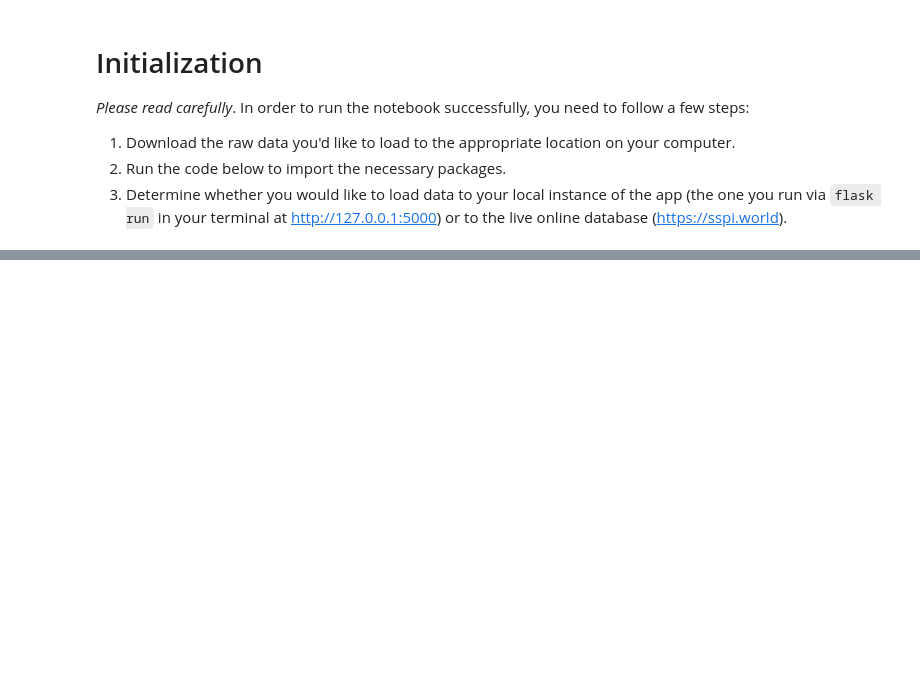
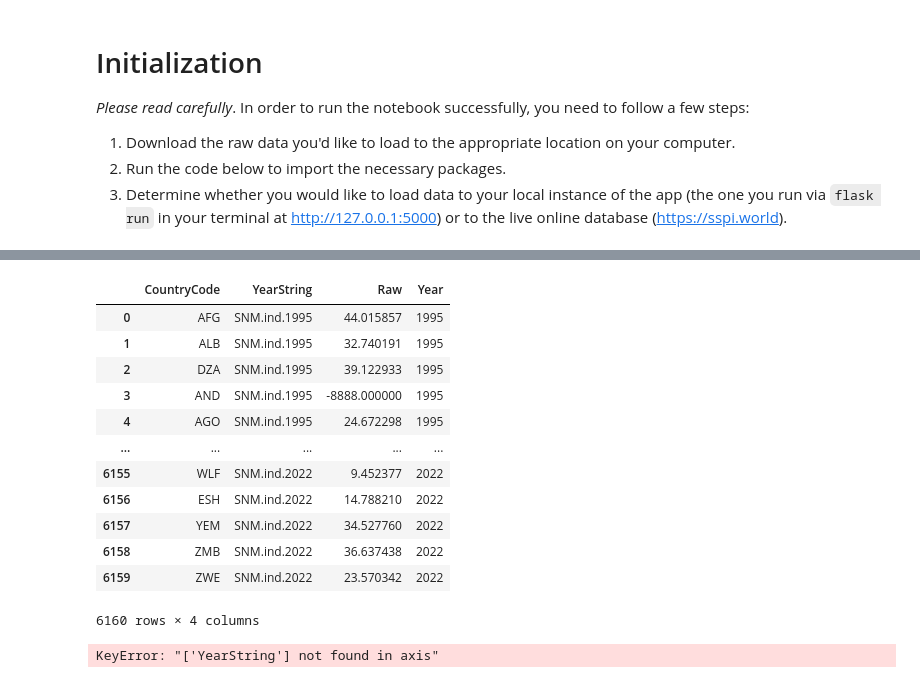
Before and after one commit to tjmisko/sspi-data-webapp, a Jupyter notebook: load_data/epi.ipynb, the cells around one changed output, grey strips where cells are left out. Drawn from its saved outputs; the diff is of its cells as text; code cells hidden in the pictures; blank space fills up the shorter version.

```diff
--- a/load_data/epi.ipynb
+++ b/load_data/epi.ipynb
@@ -31,0 +95,3 @@ database = SSPIDatabaseConnector()
+# %%
+SNM_long_indicators = SNM_raw_indicators.melt(id_vars=['CountryCode'], var_name='YearString', value_name='Raw')
+SNM_long_indicators
@@ -31,0 +112,22 @@ database = SSPIDatabaseConnector()
+# %%
+SNM_long_indicators["Year"] = [re.search(r"\d{4}", s).group(0) for s in SNM_long_indicators["YearString"]]
+SNM_long_indicators
+# %% [output]
+|  | CountryCode | YearString | Raw | Year |
+| 0 | AFG | SNM.ind.1995 | 44.015857 | 1995 |
+| 1 | ALB | SNM.ind.1995 | 32.740191 | 1995 |
+| 2 | DZA | SNM.ind.1995 | 39.122933 | 1995 |
+| 3 | AND | SNM.ind.1995 | -8888.000000 | 1995 |
+| 4 | AGO | SNM.ind.1995 | 24.672298 | 1995 |
+| ... | ... | ... | ... | ... |
+| 6155 | WLF | SNM.ind.2022 | 9.452377 | 2022 |
+| 6156 | ESH | SNM.ind.2022 | 14.788210 | 2022 |
+| 6157 | YEM | SNM.ind.2022 | 34.527760 | 2022 |
+| 6158 | ZMB | SNM.ind.2022 | 36.637438 | 2022 |
+| 6159 | ZWE | SNM.ind.2022 | 23.570342 | 2022 |
+6160 rows × 4 columns
+# %%
+SNM_long_indicators.drop(columns=['YearString'], inplace=True)
+SNM_long_indicators
+# %% [output]
+KeyError: "['YearString'] not found in axis"
```
Also changed, not shown: parts of 12 cells of this notebook, 1 other file.
